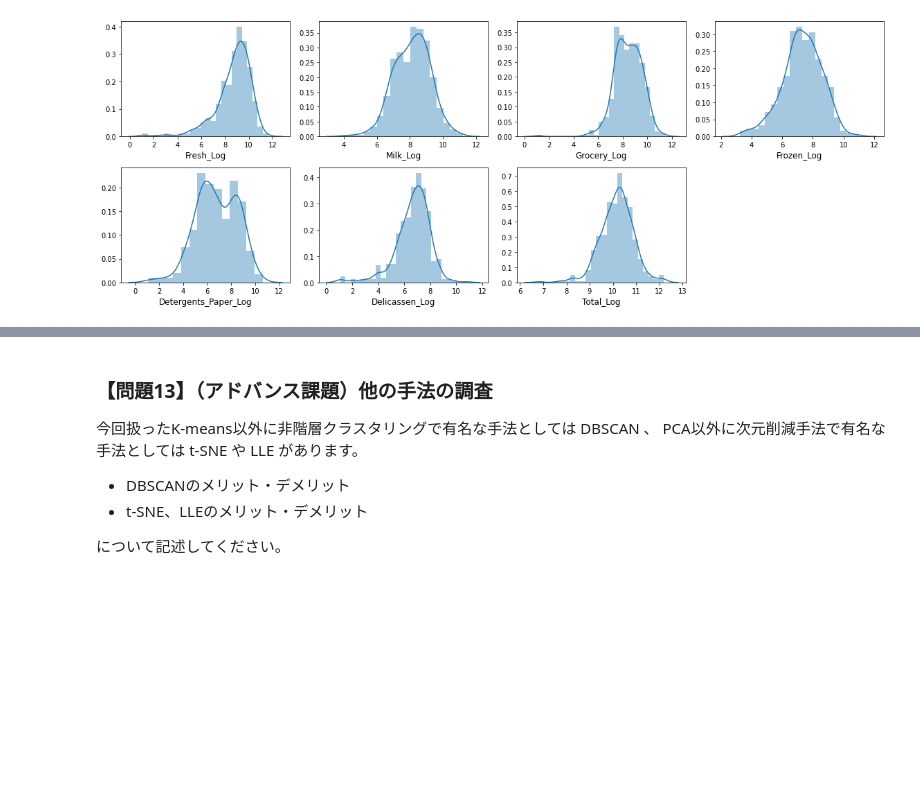
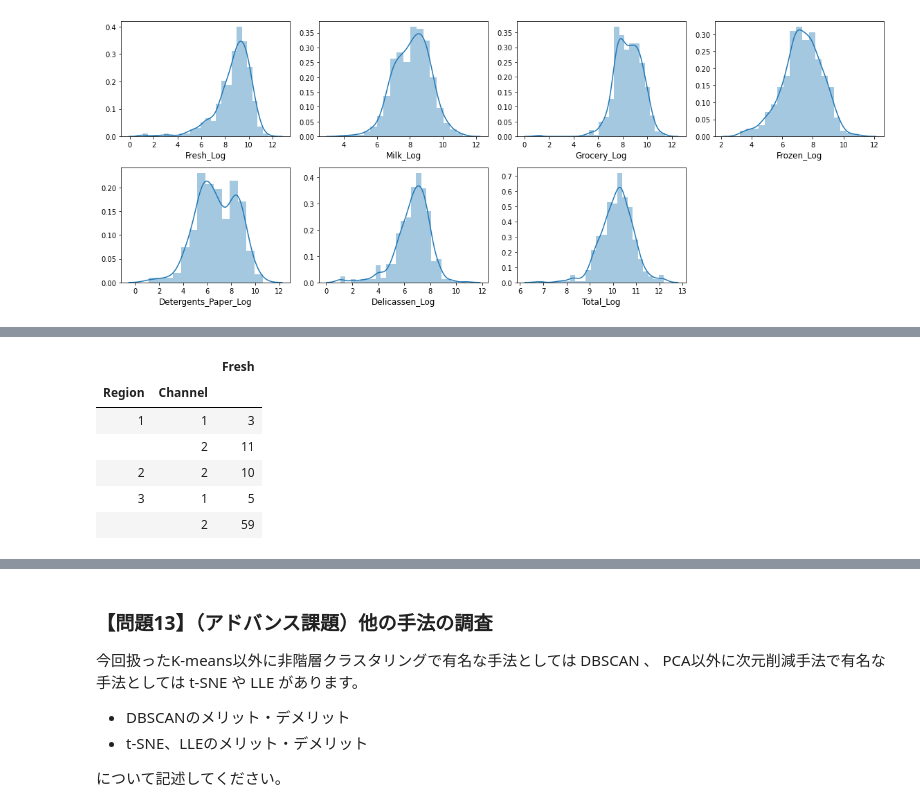
Before and after one commit to takamotoki/diveintocode-ml, a Jupyter notebook: Sprint/Term1/Sprint7_MLScratch_K-Means.ipynb, the cells around one changed output, grey strips where cells are left out. Saved outputs shown, nothing was run; the diff lists cells and outputs as text; code cells hidden in the pictures; blank space fills up the shorter version.

```diff
--- a/Sprint/Term1/Sprint7_MLScratch_K-Means.ipynb
+++ b/Sprint/Term1/Sprint7_MLScratch_K-Means.ipynb
@@ -1029,0 +1103,11 @@ sns.pairplot(df_plot, hue="Cluster_Log")
+# %%
+df_cluster_3 = df_plot[df_plot['Cluster']==2]
+df_cluster_3[['Region','Channel','Fresh']].groupby(['Region','Channel']).count()
+# %% [output]
+|  |  | Fresh |
+| Region | Channel |  |
+| 1 | 1 | 3 |
+|  | 2 | 11 |
+| 2 | 2 | 10 |
+| 3 | 1 | 5 |
+|  | 2 | 59 |
```
Also changed, not shown: parts of 41 cells of this notebook.
